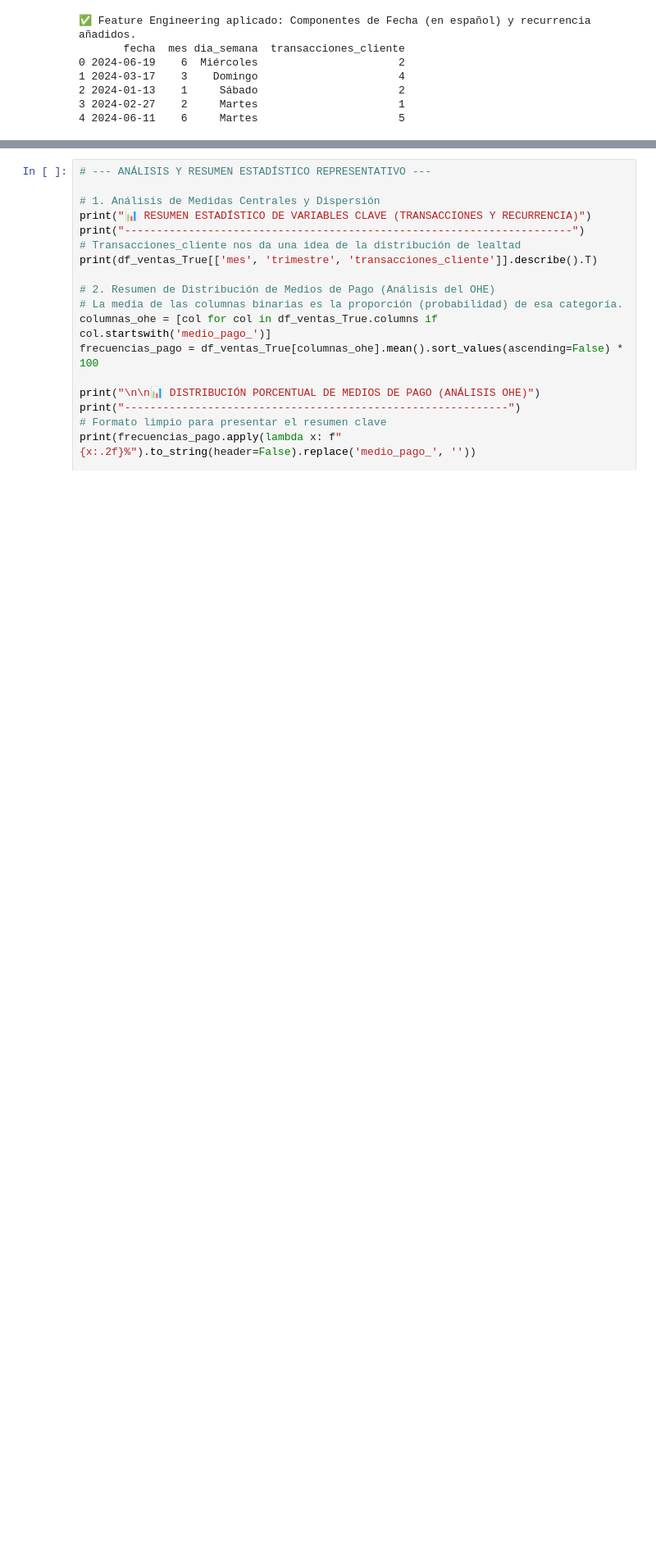
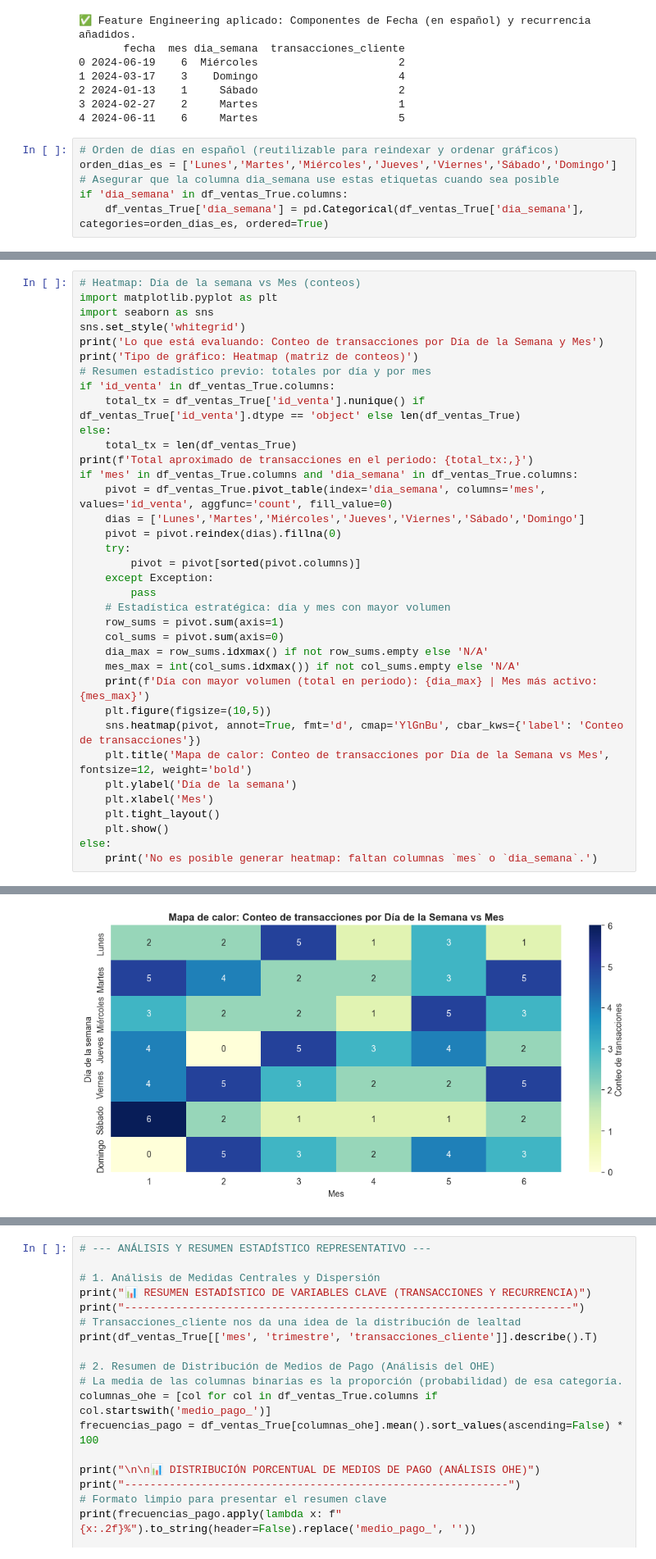
Before and after one commit to augustovillegas/ProyectoAurelionIBM, a Jupyter notebook: limp_y_trans_ventas.ipynb, the cells around one changed output, grey strips where cells are left out. Shown at 82% size. Drawn from its saved outputs; the diff is of its cells as text; blank space fills up the shorter version.

```diff
--- a/limp_y_trans_ventas.ipynb
+++ b/limp_y_trans_ventas.ipynb
@@ -437,3 +438,9 @@ print(df_ventas_True[['fecha', 'mes', 'dia_semana', 'transacciones_cliente']].he
 2 2024-01-13    1     Sábado                      2
 3 2024-02-27    2     Martes                      1
 4 2024-06-11    6     Martes                      5
+# %%
+# Orden de días en español (reutilizable para reindexar y ordenar gráficos)
+orden_dias_es = ['Lunes','Martes','Miércoles','Jueves','Viernes','Sábado','Domingo']
+# Asegurar que la columna dia_semana use estas etiquetas cuando sea posible
+if 'dia_semana' in df_ventas_True.columns:
+    df_ventas_True['dia_semana'] = pd.Categorical(df_ventas_True['dia_semana'], categories=orden_dias_es, ordered=True)
@@ -439,0 +533,37 @@ print(df_ventas_True[['fecha', 'mes', 'dia_semana', 'transacciones_cliente']].he
+# %%
+# Heatmap: Día de la semana vs Mes (conteos)
+import matplotlib.pyplot as plt
+import seaborn as sns
+sns.set_style('whitegrid')
+print('Lo que está evaluando: Conteo de transacciones por Día de la Semana y Mes')
+print('Tipo de gráfico: Heatmap (matriz de conteos)')
+# Resumen estadístico previo: totales por día y por mes
+if 'id_venta' in df_ventas_True.columns:
+    total_tx = df_ventas_True['id_venta'].nunique() if df_ventas_True['id_venta'].dtype == 'object' else len(df_ventas_True)
+else:
+    total_tx = len(df_ventas_True)
+print(f'Total aproximado de transacciones en el periodo: {total_tx:,}')
+if 'mes' in df_ventas_True.columns and 'dia_semana' in df_ventas_True.columns:
+    pivot = df_ventas_True.pivot_table(index='dia_semana', columns='mes', values='id_venta', aggfunc='count', fill_value=0)
+    dias = ['Lunes','Martes','Miércoles','Jueves','Viernes','Sábado','Domingo']
+    pivot = pivot.reindex(dias).fillna(0)
+    try:
+        pivot = pivot[sorted(pivot.columns)]
+    except Exception:
+        pass
+    # Estadística estratégica: día y mes con mayor volumen
+    row_sums = pivot.sum(axis=1)
+    col_sums = pivot.sum(axis=0)
+    dia_max = row_sums.idxmax() if not row_sums.empty else 'N/A'
+    mes_max = int(col_sums.idxmax()) if not col_sums.empty else 'N/A'
+    print(f'Día con mayor volumen (total en periodo): {dia_max} | Mes más activo: {mes_max}')
+    plt.figure(figsize=(10,5))
+    sns.heatmap(pivot, annot=True, fmt='d', cmap='YlGnBu', cbar_kws={'label': 'Conteo de transacciones'})
+    plt.title('Mapa de calor: Conteo de transacciones por Día de la Semana vs Mes', fontsize=12, weight='bold')
+    plt.ylabel('Día de la semana')
+    plt.xlabel('Mes')
+    plt.tight_layout()
+    plt.show()
+else:
+    print('No es posible generar heatmap: faltan columnas `mes` o `dia_semana`.')
+# %% [output]
@@ -439,0 +575 @@ print(df_ventas_True[['fecha', 'mes', 'dia_semana', 'transacciones_cliente']].he
+[figure, added]
```
Also changed, not shown: parts of 36 cells of this notebook.
